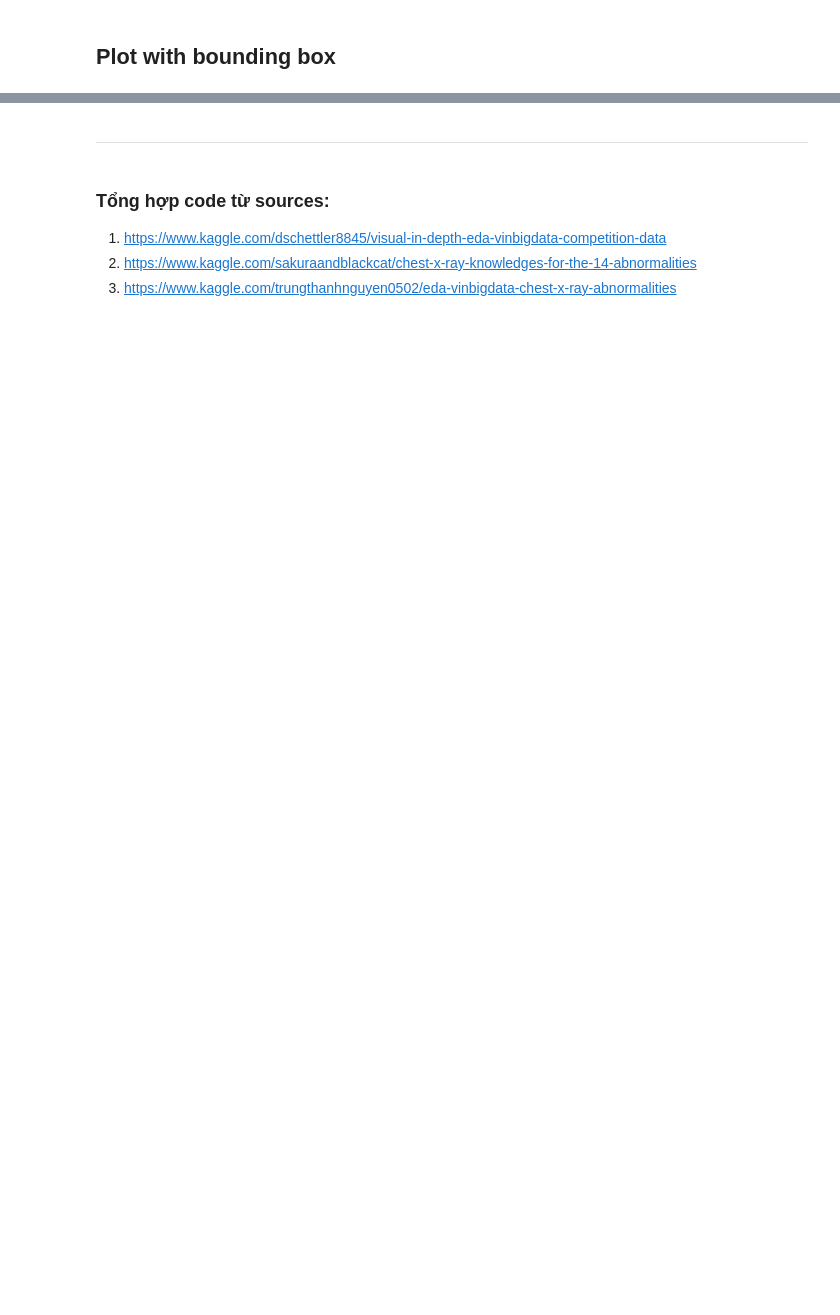
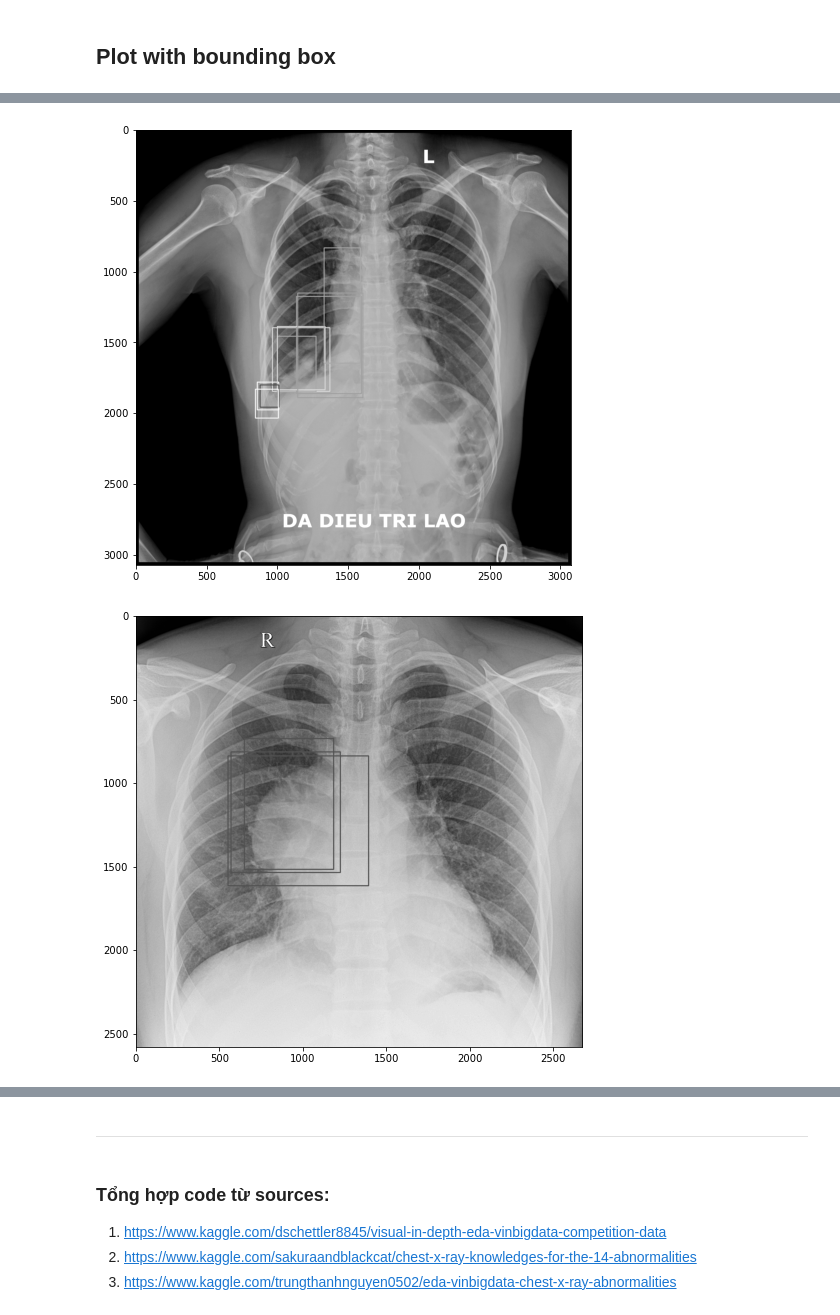
Before and after one commit to daitranskku/chest_x_ray_abnormalities_detection, a Jupyter notebook: EDA.ipynb, the cells around one changed output, grey strips where cells are left out. Cells and saved outputs as stored; diff of their text form; code cells hidden in the pictures; blank space fills up the shorter version.

Commit message:
Draw bbox

```diff
--- a/EDA.ipynb
+++ b/EDA.ipynb
@@ -118,6 +122,10 @@ SS_CSV = os.path.join(DATA_DIR, "sample_submission.csv")
 # %%
 # Create the relevant dataframe objects
 train_df = pd.read_csv(TRAIN_CSV)
+# Create 'rad_label" -> multi groundtruth
+le = preprocessing.LabelEncoder()
+train_df['rad_label'] = le.fit_transform(train_df['rad_id'])
+
 ss_df = pd.read_csv(SS_CSV)
 # %% [markdown]
 ## Tìm hiểu về định dạng DICOM?
@@ -225,0 +224,11 @@ BBOX_PATHS = get_bbox_data()
+# %%
+def get_bbox_area(row):
+    return (row['x_max']-row['x_min'])*(row['y_max']-row['y_min'])
+
+def get_bbox_df():
+    bbox_df = train_df[train_df['class_name'] != 'No finding']
+    bbox_df['bbox_area'] = bbox_df.apply(get_bbox_area, axis=1)
+    return bbox_df
+# %%
+bbox_df = get_bbox_df()
+bbox_df.head()
@@ -225,0 +242,32 @@ BBOX_PATHS = get_bbox_data()
+# %%
+def plot_bbox(num_visualize = 5):
+    imgs = []
+    img_ids = bbox_df['image_id'].values
+
+    class_ids = bbox_df['class_id'].unique()
+    label2color = {class_id:[randint(0,255) for i in range(3)] for class_id in class_ids}
+
+    for i in range(num_visualize):
+        img_id = random.choice(img_ids)
+        img_path = os.path.join(TRAIN_DIR, img_id + ".dicom")
+        img = dicom2array(img_path)
+
+        box_coordinates = bbox_df.loc[bbox_df['image_id'] == img_id, ['x_min', 'y_min', 'x_max', 'y_max']].values
+        labels = bbox_df.loc[bbox_df['image_id'] == img_id, ['class_id']].values.squeeze()
+        for label_id, box in zip(labels, box_coordinates):
+            color = label2color[label_id]
+            img_bbox = cv2.rectangle(
+                img,
+                (int(box[0]), int(box[1])),
+                (int(box[2]), int(box[3])),
+                color, thickness= 5
+            )
+
+        plt.figure(figsize=(8,8))
+        plt.imshow(img_bbox, cmap = 'gray')
+        plt.show()
+
+plot_bbox(num_visualize = 5)
+# %% [output]
+[figure, added]
+[figure, added]
```
Also changed, not shown: parts of 13 cells of this notebook.
